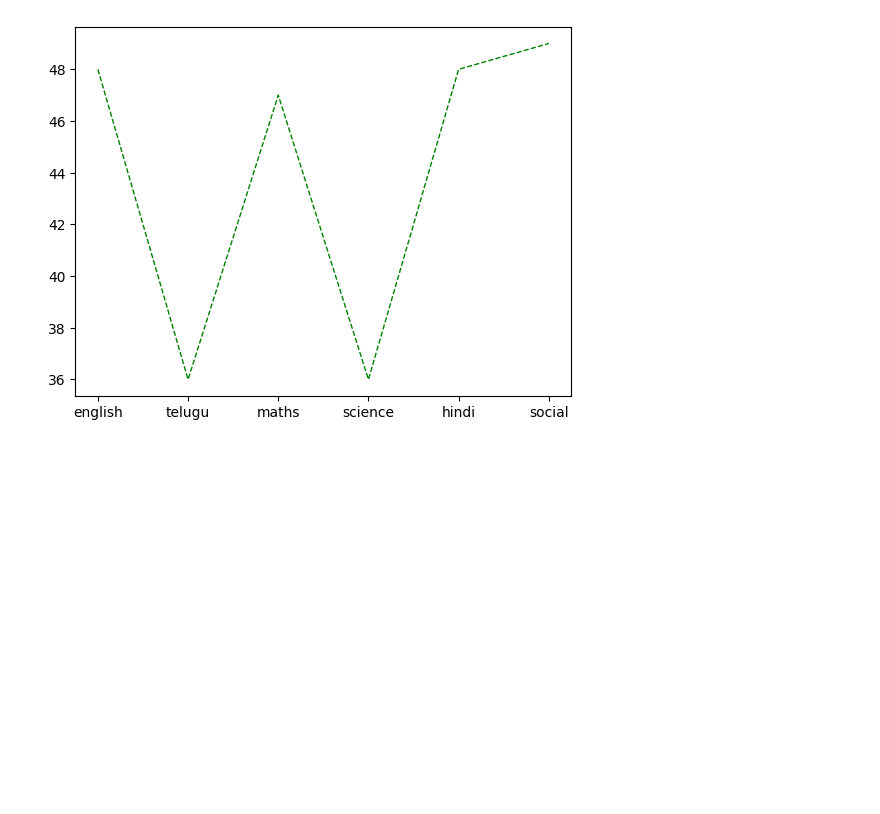
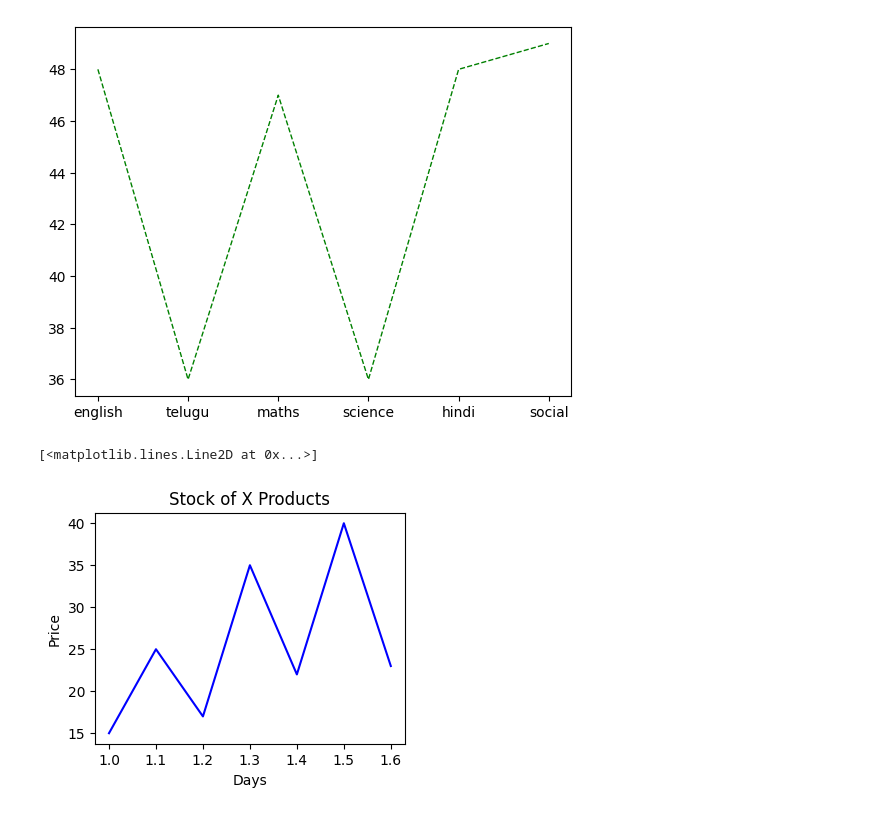
Before and after one commit to VyshnaviKarakatla/statistics-notebooks, a Jupyter notebook: _04_matplotlib.ipynb, the cells around one changed output. Cells and saved outputs as stored; diff of their text form; code cells hidden in the pictures; blank space fills up the shorter version.

```diff
--- a/_04_matplotlib.ipynb
+++ b/_04_matplotlib.ipynb
@@ -62,6 +62,11 @@ plt.plot(subjects,marks,'g',linewidth=1,linestyle='dashed')
 x=[1.0,1.1,1.2,1.3,1.4,1.5,1.6]
 y=[15,25,17,35,22,40,23]
 # %%
-plt.figure(figsize=(4,2))
+plt.figure(figsize=(4,3))
 plt.xlabel("Days")
-plt.ylabl
+plt.ylabel("Price")
+plt.title("Stock of X Products")
+plt.plot(x,y,color='b')
+# %% [output]
+[<matplotlib.lines.Line2D at 0x...>]
+[figure, added]
```
